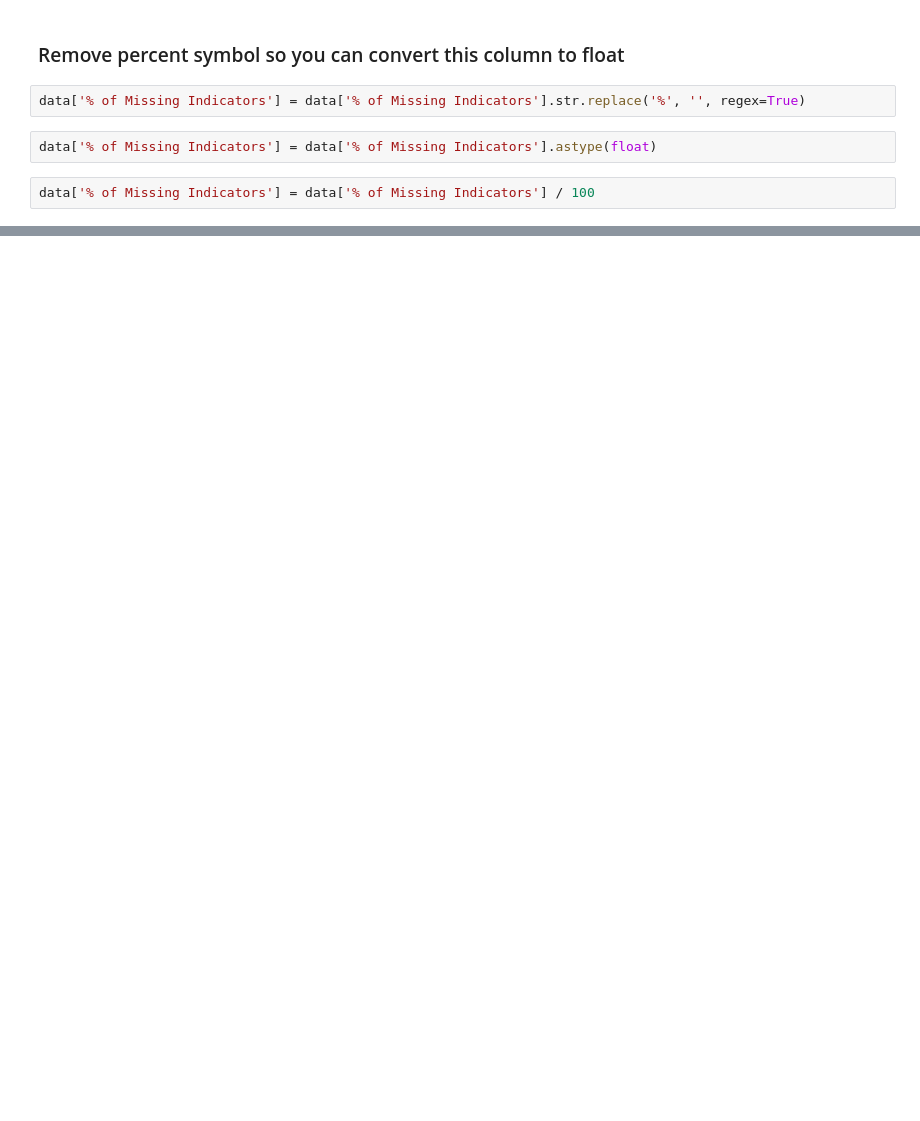
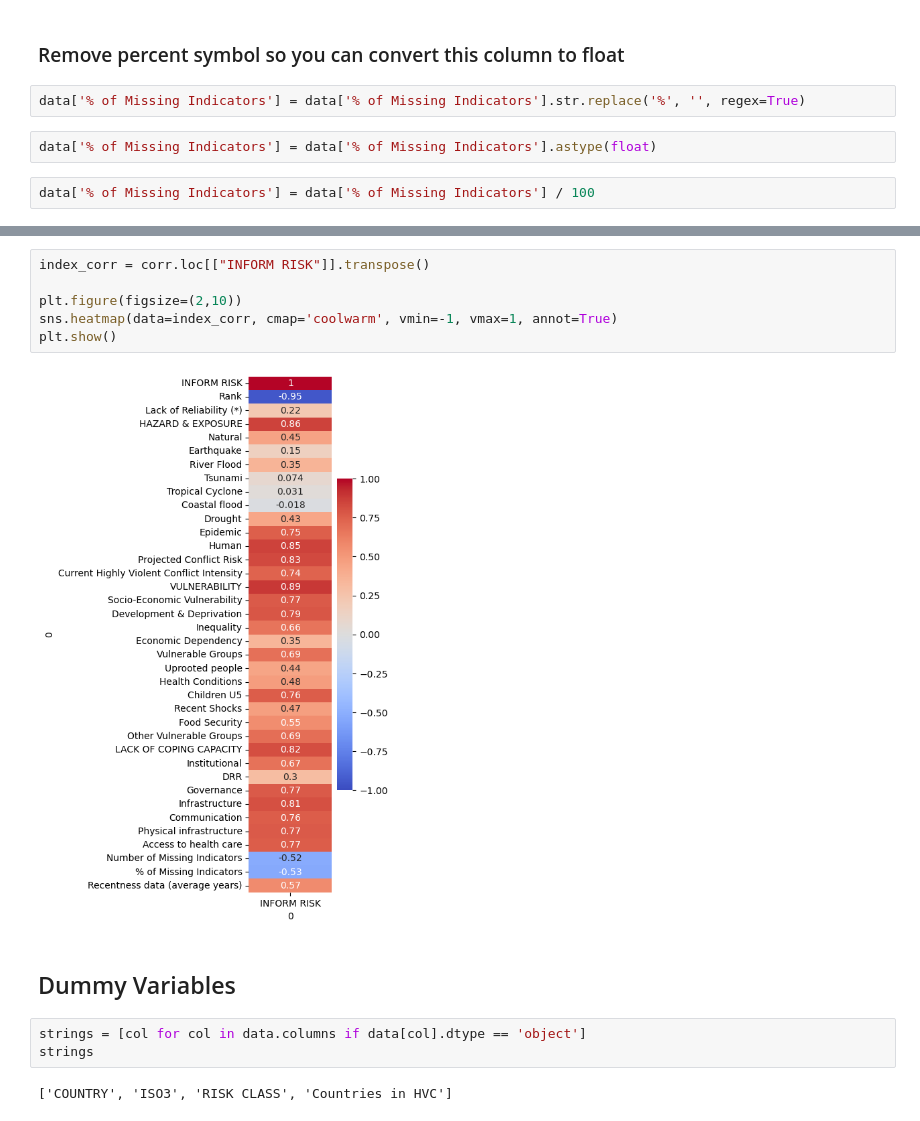
Before and after one commit to eleanoralvarez/Predicting-Humanitarian-Crisis, a Jupyter notebook: EDA-RISK2024.ipynb, the cells around one changed output, grey strips where cells are left out. Saved outputs shown, nothing was run; the diff lists cells and outputs as text; blank space fills up the shorter version.

```diff
--- a/EDA-RISK2024.ipynb
+++ b/EDA-RISK2024.ipynb
@@ -152,0 +105,15 @@ sns.heatmap(data=corr,vmin=-1,vmax=1)
+# %%
+index_corr = corr.loc[["INFORM RISK"]].transpose()
+
+plt.figure(figsize=(2,10))
+sns.heatmap(data=index_corr, cmap='coolwarm', vmin=-1, vmax=1, annot=True)
+plt.show()
+# %% [output]
+[figure, added]
+# %% [markdown]
+## Dummy Variables
+# %%
+strings = [col for col in data.columns if data[col].dtype == 'object']
+strings
+# %% [output]
+['COUNTRY', 'ISO3', 'RISK CLASS', 'Countries in HVC']
```
Also changed, not shown: parts of 27 cells of this notebook.
